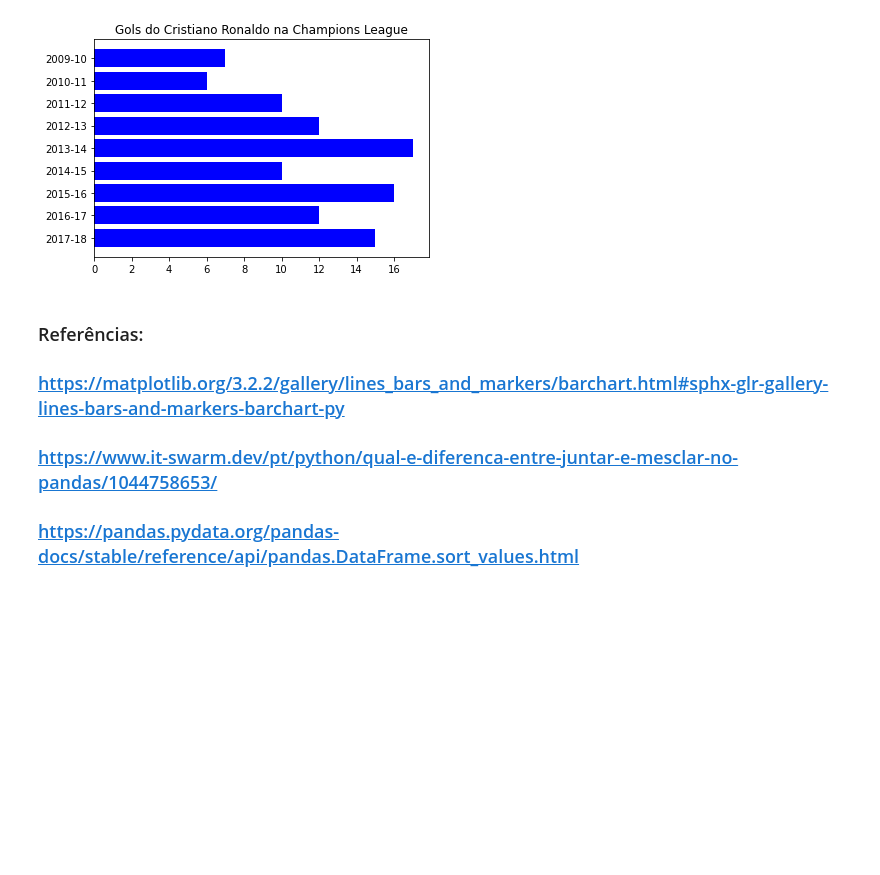
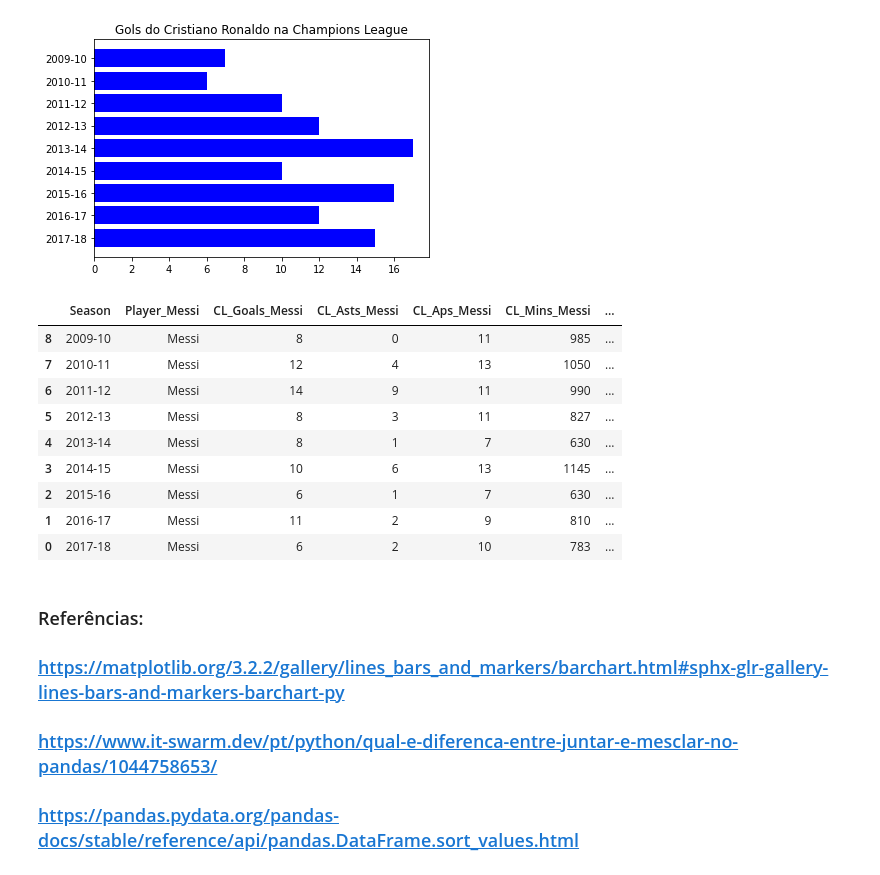
Before and after one commit to Marco87/Projects, a Jupyter notebook: Python/Projetos/MessiRonaldo/messironaldo.ipynb, the cells around one changed output. Saved outputs shown, nothing was run; the diff lists cells and outputs as text; code cells hidden in the pictures; blank space fills up the shorter version.

```diff
--- a/Python/Projetos/MessiRonaldo/messironaldo.ipynb
+++ b/Python/Projetos/MessiRonaldo/messironaldo.ipynb
@@ -269,6 +269,23 @@ Text(0.5, 1.0, 'Gols do Cristiano Ronaldo na Champions League')
 #Mesclando as bases de Messi e Ronaldo (dados da Champions League)
 
 df_messi_ronaldo_champions = df_messi_champions.merge(df_ronaldo_champions, on=('Season'), suffixes=('_Messi', '_Ronaldo'))
+# %%
+#Ordenando os dados pela coluna 'Season' (do menor ano para o mauir)
+
+df_messi_ronaldo_champions = df_messi_ronaldo_champions.sort_values(by=['Season'], ascending=True)
+# %%
+df_messi_ronaldo_champions
+# %% [output]
+|  | Season | Player_Messi | CL_Goals_Messi | CL_Asts_Messi | CL_Aps_Messi | CL_Mins_Messi | ... |
+| 8 | 2009-10 | Messi | 8 | 0 | 11 | 985 | ... |
+| 7 | 2010-11 | Messi | 12 | 4 | 13 | 1050 | ... |
+| 6 | 2011-12 | Messi | 14 | 9 | 11 | 990 | ... |
+| 5 | 2012-13 | Messi | 8 | 3 | 11 | 827 | ... |
+| 4 | 2013-14 | Messi | 8 | 1 | 7 | 630 | ... |
+| 3 | 2014-15 | Messi | 10 | 6 | 13 | 1145 | ... |
+| 2 | 2015-16 | Messi | 6 | 1 | 7 | 630 | ... |
+| 1 | 2016-17 | Messi | 11 | 2 | 9 | 810 | ... |
+| 0 | 2017-18 | Messi | 6 | 2 | 10 | 783 | ... |
 # %% [markdown]
 ### Referências:
 
```
